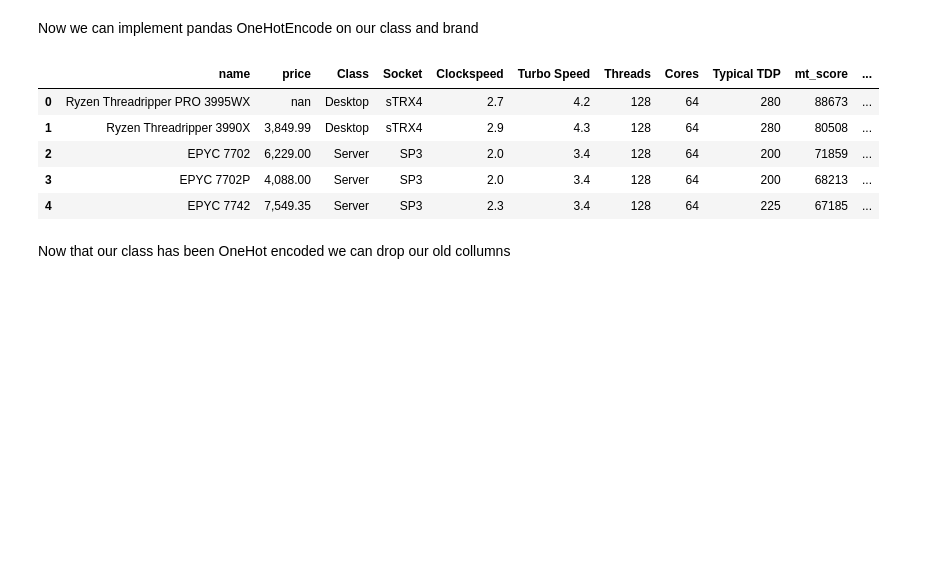
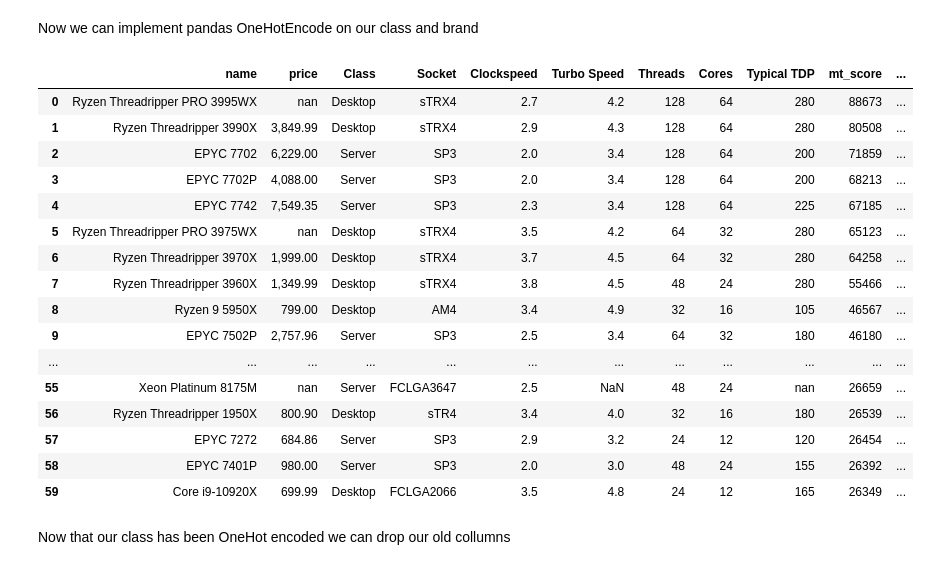
Before and after one commit to cpsc6300/course-project-thomas-wright, a Jupyter notebook: notebooks/2_Cleaning_data.ipynb, the cells around one changed output. Drawn from its saved outputs; the diff is of its cells as text; code cells hidden in the pictures; blank space fills up the shorter version.

```diff
--- a/notebooks/2_Cleaning_data.ipynb
+++ b/notebooks/2_Cleaning_data.ipynb
@@ -43,8 +43,8 @@ for index, value in df.iterrows():
         price = price[1:]
     if TDP[-1:] == "W":
         TDP = TDP[:-1]
-    elif ((TDP[-1:] == "2") or (TDP[-1:] == "3")):
-        if(TDP[-2:] == "W"):
+    if ((TDP[-1:] == "3") or (TDP[-1:] == "2")):
+        if(TDP[-2:-1] == "W"):
             TDP = TDP[:-2]
 
 
@@ -140,14 +140,25 @@ pd.get_dummies(df['Class'], prefix='class')
 df = pd.concat([df,pd.get_dummies(df['Class'], prefix='class')], axis=1)
 df = pd.concat([df,pd.get_dummies(df['brand'], prefix='brand')], axis=1)
 # %%
-df.head()
+df.head(60)
 # %% [output]
 |  | name | price | Class | Socket | Clockspeed | Turbo Speed | Threads | Cores | Typical TDP | mt_score | ... |
 | 0 | Ryzen Threadripper PRO 3995WX | nan | Desktop | sTRX4 | 2.7 | 4.2 | 128 | 64 | 280 | 88673 | ... |
 | 1 | Ryzen Threadripper 3990X | 3,849.99 | Desktop | sTRX4 | 2.9 | 4.3 | 128 | 64 | 280 | 80508 | ... |
 | 2 | EPYC 7702 | 6,229.00 | Server | SP3 | 2.0 | 3.4 | 128 | 64 | 200 | 71859 | ... |
 | 3 | EPYC 7702P | 4,088.00 | Server | SP3 | 2.0 | 3.4 | 128 | 64 | 200 | 68213 | ... |
 | 4 | EPYC 7742 | 7,549.35 | Server | SP3 | 2.3 | 3.4 | 128 | 64 | 225 | 67185 | ... |
+| 5 | Ryzen Threadripper PRO 3975WX | nan | Desktop | sTRX4 | 3.5 | 4.2 | 64 | 32 | 280 | 65123 | ... |
+| 6 | Ryzen Threadripper 3970X | 1,999.00 | Desktop | sTRX4 | 3.7 | 4.5 | 64 | 32 | 280 | 64258 | ... |
+| 7 | Ryzen Threadripper 3960X | 1,349.99 | Desktop | sTRX4 | 3.8 | 4.5 | 48 | 24 | 280 | 55466 | ... |
+| 8 | Ryzen 9 5950X | 799.00 | Desktop | AM4 | 3.4 | 4.9 | 32 | 16 | 105 | 46567 | ... |
+| 9 | EPYC 7502P | 2,757.96 | Server | SP3 | 2.5 | 3.4 | 64 | 32 | 180 | 46180 | ... |
+| ... | ... | ... | ... | ... | ... | ... | ... | ... | ... | ... | ... |
+| 55 | Xeon Platinum 8175M | nan | Server | FCLGA3647 | 2.5 | NaN | 48 | 24 | nan | 26659 | ... |
+| 56 | Ryzen Threadripper 1950X | 800.90 | Desktop | sTR4 | 3.4 | 4.0 | 32 | 16 | 180 | 26539 | ... |
+| 57 | EPYC 7272 | 684.86 | Server | SP3 | 2.9 | 3.2 | 24 | 12 | 120 | 26454 | ... |
+| 58 | EPYC 7401P | 980.00 | Server | SP3 | 2.0 | 3.0 | 48 | 24 | 155 | 26392 | ... |
+| 59 | Core i9-10920X | 699.99 | Desktop | FCLGA2066 | 3.5 | 4.8 | 24 | 12 | 165 | 26349 | ... |
 # %% [markdown]
 Now that our class has been OneHot encoded we can drop our old collumns
 # %%
```
Also changed, not shown: 3 other files.
